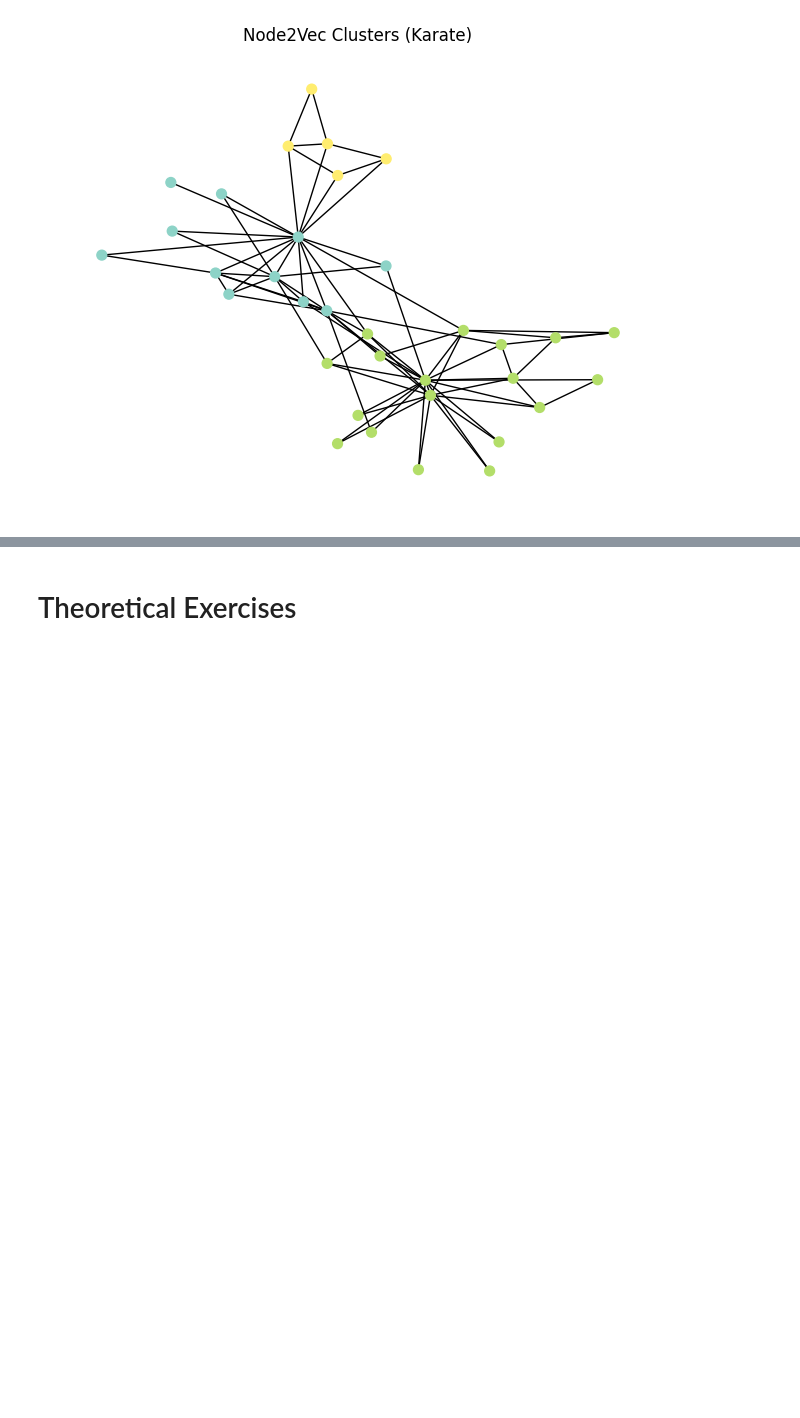
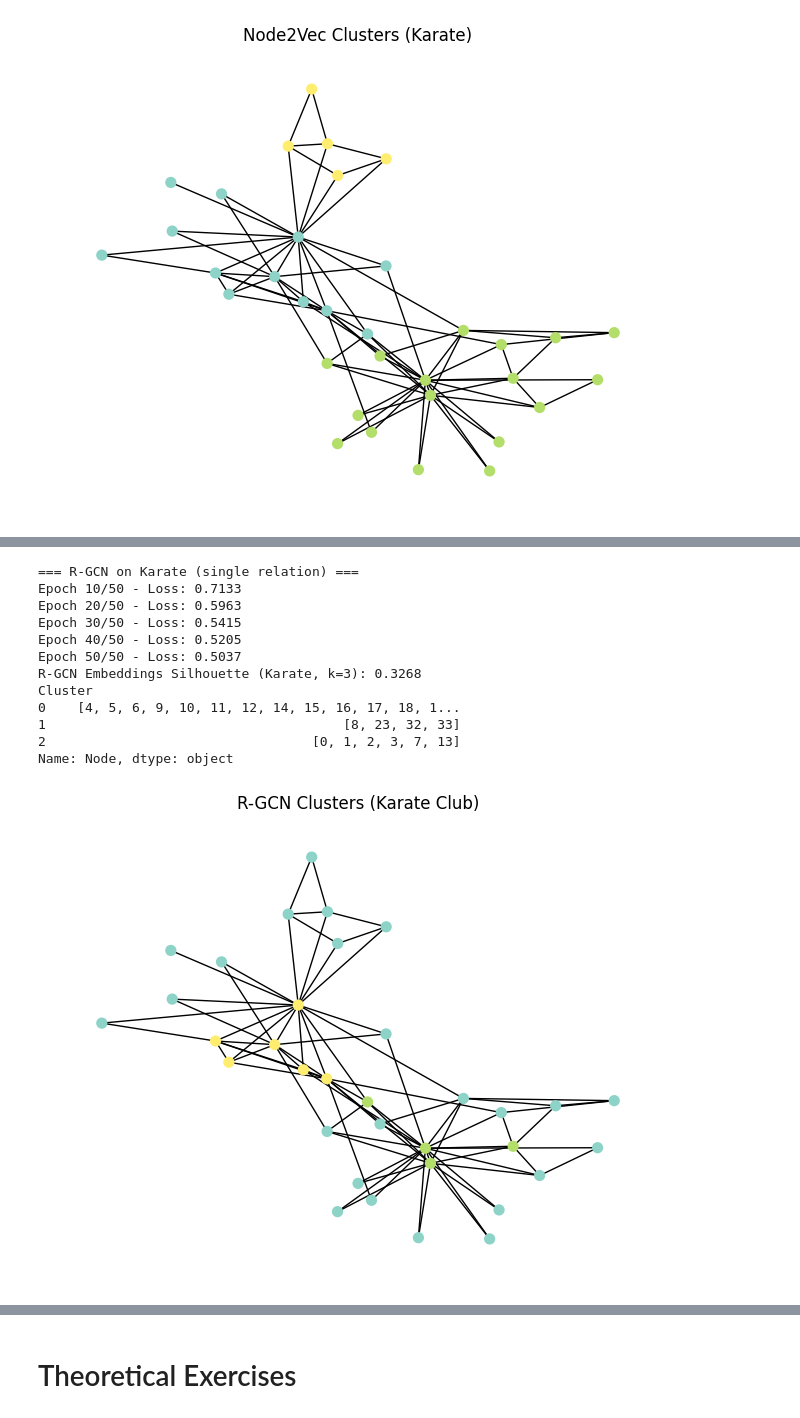
Before and after one commit to mateusgoto01/graph_facebook_analysis, a Jupyter notebook: FERNDADES_GOTO_REGAZZI_graphe.ipynb, the cells around one changed output, grey strips where cells are left out. Drawn from its saved outputs; the diff is of its cells as text; code cells hidden in the pictures; blank space fills up the shorter version.

```diff
--- a/FERNDADES_GOTO_REGAZZI_graphe.ipynb
+++ b/FERNDADES_GOTO_REGAZZI_graphe.ipynb
@@ -1135,0 +1425,31 @@ visualize_sampled_graph(G_twitter, node2vec_partition_t, title="Node2Vec Cluster
+# %%
+print("=== R-GCN on Karate (multiple relations) ===")
+labels_karate_rgcn, sil_karate_rgcn, df_karate_rgcn = gnn_embedding_clustering(
+    G_karate,
+    model_type='RGCN',
+    embed_dim=8,
+    epochs=100,
+    lr=0.01,
+    k=3,
+    num_relations=5
+)
+print(f"R-GCN Embeddings Silhouette (Karate, k=3): {sil_karate_rgcn:.4f}")
+print(df_karate_rgcn.groupby('Cluster')['Node'].apply(list))
+
+# Visualize
+rgcn_partition_karate = dict(zip(df_karate_rgcn['Node'], df_karate_rgcn['Cluster']))
+visualize_communities(G_karate, rgcn_partition_karate, title="R-GCN Clusters (Karate Club)")
+# %% [output]
+=== R-GCN on Karate (single relation) ===
+Epoch 10/50 - Loss: 0.7133
+Epoch 20/50 - Loss: 0.5963
+Epoch 30/50 - Loss: 0.5415
+Epoch 40/50 - Loss: 0.5205
+Epoch 50/50 - Loss: 0.5037
+R-GCN Embeddings Silhouette (Karate, k=3): 0.3268
+Cluster
+0    [4, 5, 6, 9, 10, 11, 12, 14, 15, 16, 17, 18, 1...
+1                                      [8, 23, 32, 33]
+2                                  [0, 1, 2, 3, 7, 13]
+Name: Node, dtype: object
+[figure, added]
```
Also changed, not shown: parts of 42 cells of this notebook.
